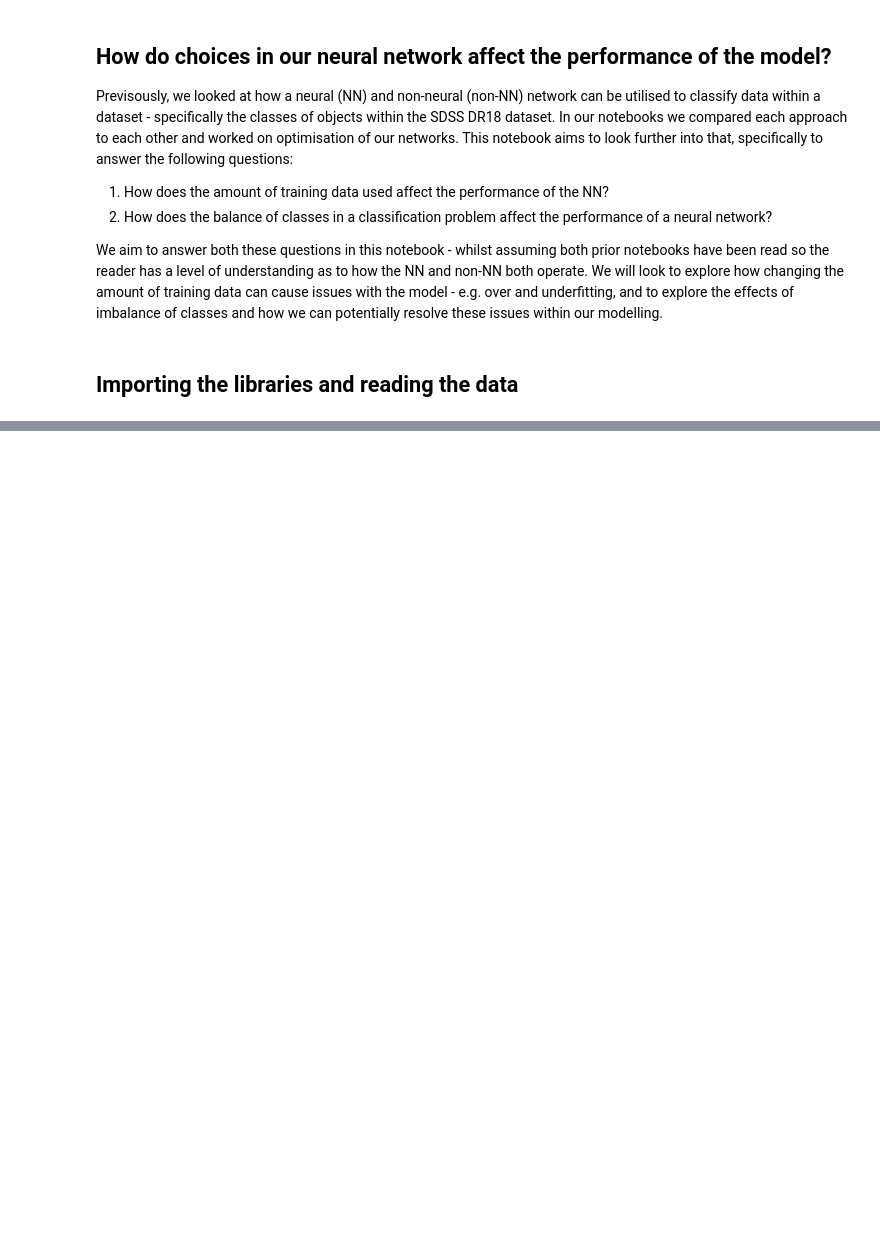
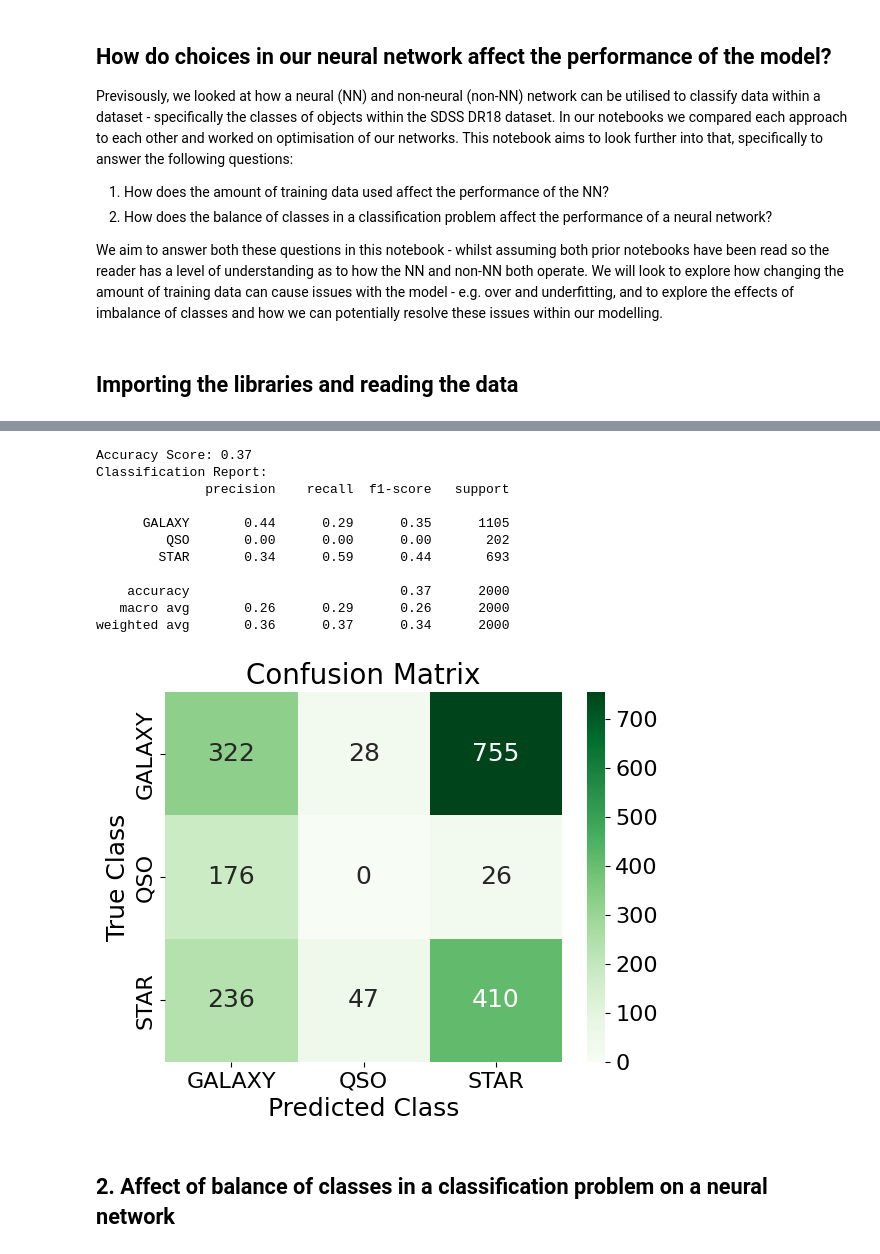
Before and after one commit to cameronluce/SDSS-DR18-Object-Classification, a Jupyter notebook: py/Q3_folder/Q3_notebook.ipynb, the cells around one changed output, grey strips where cells are left out. Saved outputs shown, nothing was run; the diff lists cells and outputs as text; code cells hidden in the pictures; blank space fills up the shorter version.

```diff
--- a/py/Q3_folder/Q3_notebook.ipynb
+++ b/py/Q3_folder/Q3_notebook.ipynb
@@ -141,0 +125,48 @@ plt.show()
+# %%
+features = ['u', 'g', 'r', 'i', 'z'] #features we aim to target
+
+x = data[features] #takes data from features and defines it as x
+y = data['class'] #takes classes from data and defines it as y
+
+labelEncoder = LabelEncoder() #defines encoding of target variables
+yEncoded = labelEncoder.fit_transform(y) #encodes classes as Star - 0, Galaxy - 1, and Quasar - 2
+
+scaler = StandardScaler() #defines standardisation
+xScaled = scaler.fit_transform(x) #standardises x
+
+test_size = 0.02 #defines test size
+random_state = 12 #defines random state - allows for same results each time
+xTrain, xTest, yTrain, yTest = dataSplitting(xScaled, yEncoded, test_size, random_state) #splits the data into a training set and a testing set
+
+xTrainTensor = torch.tensor(xTrain, dtype = torch.float32) #converts training set to tensors
+yTrainTensor = torch.tensor(yTrain, dtype = torch.long)
+xTestTensor = torch.tensor(xTest, dtype = torch.float32) #converts testing set to tensors
+yTestTensor = torch.tensor(yTest, dtype = torch.long)
+
+trainData = TensorDataset(xTrainTensor, yTrainTensor) #creates the training dataset
+testData = TensorDataset(xTestTensor, yTestTensor) #creates the testing dataset
+trainLoader = DataLoader(trainData, batch_size = 64, shuffle = True) #loads the training dataset, shuffle = True ensures mixing of data
+testLoader =  DataLoader(testData, batch_size = 64, shuffle = False) #loads the testing dataset, shuffle = False preserves order
+
+model = NeuralNetworkClassifier()
+
+criteria = nn.CrossEntropyLoss()
+optimiser = optim.Adam(model.parameters(), lr = 0.001)
+epochs = 25
+
+modelEvaluationNN(model, testLoader, labelEncoder)
+# %% [output]
+Accuracy Score: 0.37
+Classification Report:
+              precision    recall  f1-score   support
+
+      GALAXY       0.44      0.29      0.35      1105
+         QSO       0.00      0.00      0.00       202
+        STAR       0.34      0.59      0.44       693
+
+    accuracy                           0.37      2000
+   macro avg       0.26      0.29      0.26      2000
+weighted avg       0.36      0.37      0.34      2000
+[figure, added]
+# %% [markdown]
+## 2. Affect of balance of classes in a classification problem on a neural network ##
```
Also changed, not shown: parts of 7 cells of this notebook, 1 other file.
